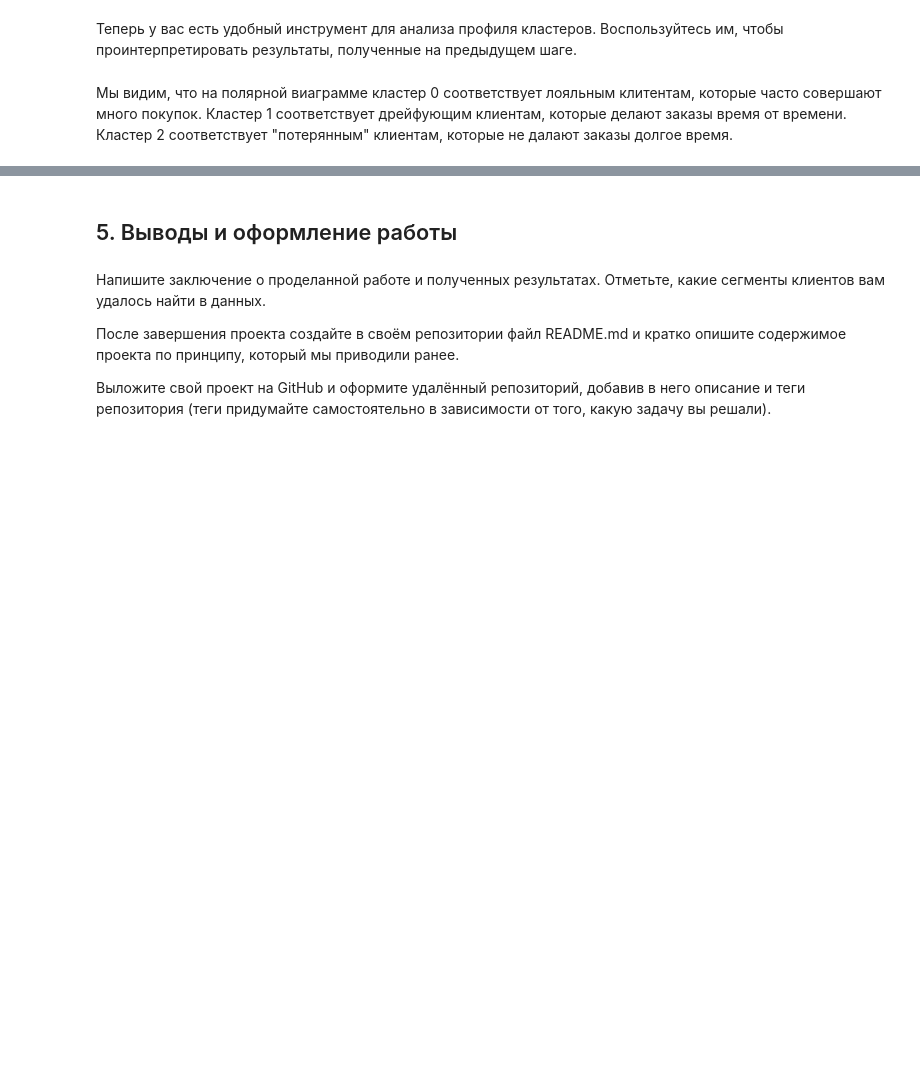
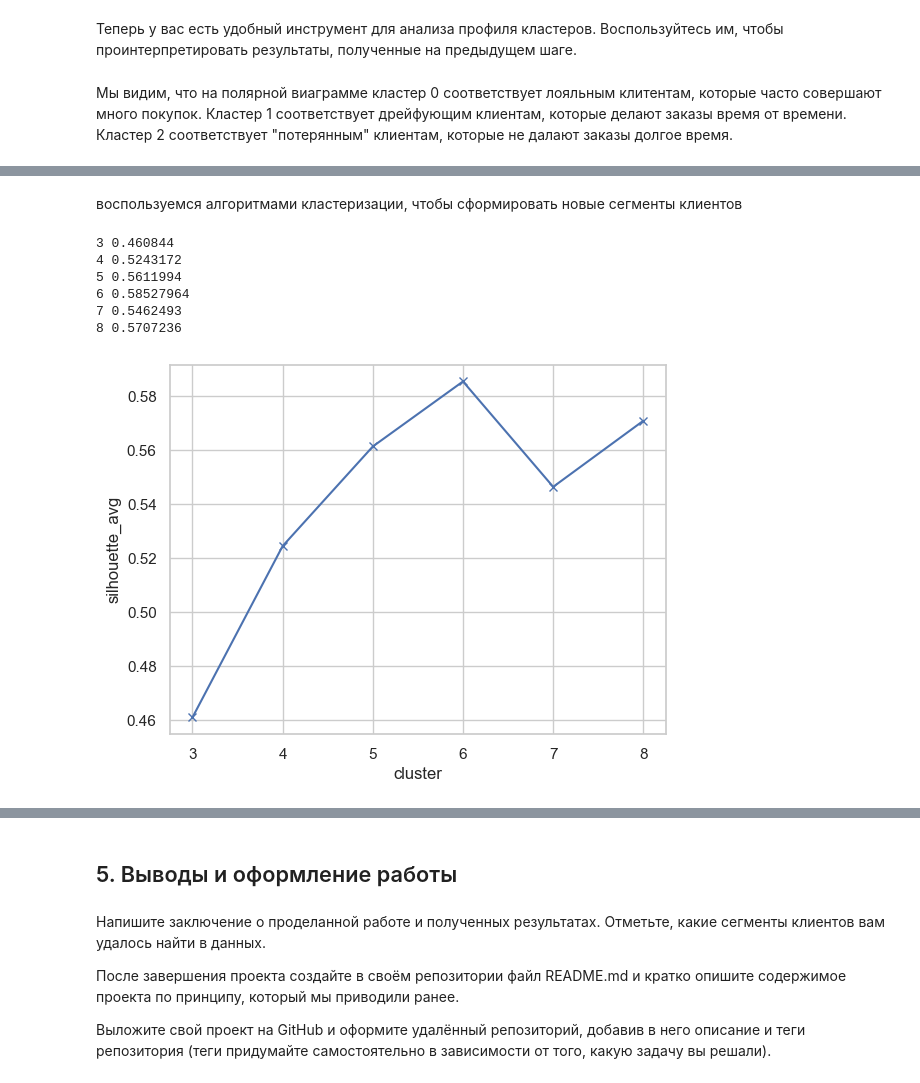
Before and after one commit to svetlana050699/Project_6, a Jupyter notebook: PROJECT-6._Сегментация_клиентов_онлайн-магазина.ipynb, the cells around one changed output, grey strips where cells are left out. Saved outputs shown, nothing was run; the diff lists cells and outputs as text; code cells hidden in the pictures; blank space fills up the shorter version.

```diff
--- a/PROJECT-6._Сегментация_клиентов_онлайн-магазина.ipynb
+++ b/PROJECT-6._Сегментация_клиентов_онлайн-магазина.ipynb
@@ -807,0 +844,23 @@ plot_cluster_profile(rfm_table_cleaned_grouped, 3)
+# %% [markdown]
+воспользуемся алгоритмами кластеризации, чтобы сформировать новые сегменты клиентов
+# %%
+silhouette_avgs = []
+for i in range(3, 9):
+    kmeans = cluster.KMeans(n_clusters=i, random_state = 42)
+    kmeans.fit(rfm_table_processed)
+    cluster_labels = kmeans.predict(rfm_table_processed)
+    silhouette_avg = metrics.silhouette_score(rfm_table_processed, cluster_labels)
+    silhouette_avgs.append(silhouette_avg)
+    print(i, silhouette_avg)
+
+plt.xlabel("cluster", fontsize=12)
+plt.ylabel("silhouette_avg", fontsize=12)
+plt.plot([i for i in range(3, 9)], silhouette_avgs, 'xb-');
+# %% [output]
+3 0.460844
+4 0.5243172
+5 0.5611994
+6 0.58527964
+7 0.5462493
+8 0.5707236
+[figure, added]
```
Also changed, not shown: parts of 18 cells of this notebook.
